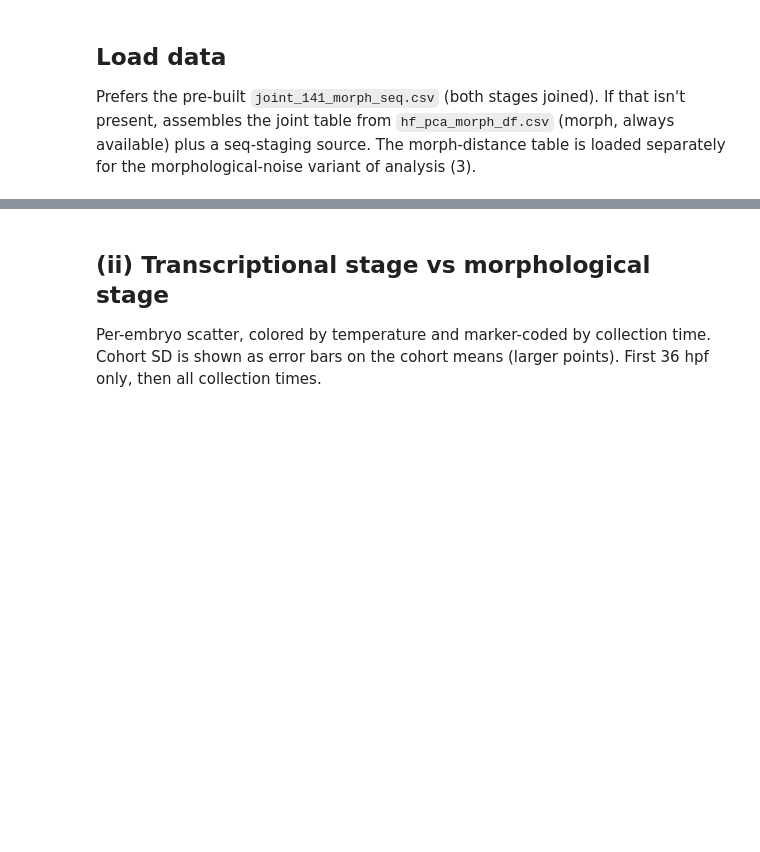
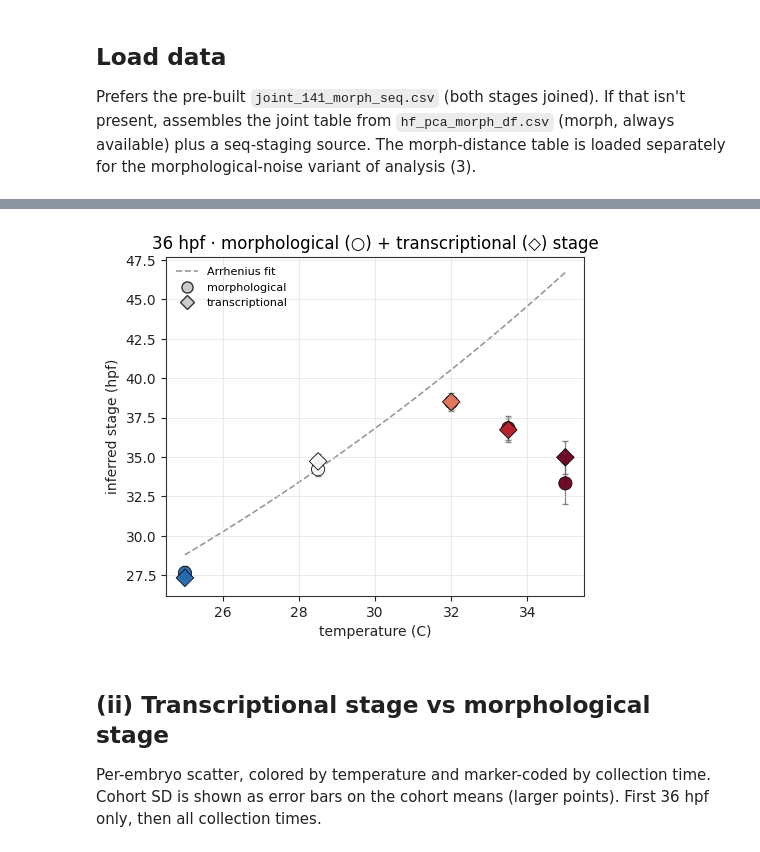
Before and after one commit to Marazzano/morphseq, a Jupyter notebook: results/nlammers/20260805/hotfish_stage_figures.ipynb, the cells around one changed output, grey strips where cells are left out. Saved outputs shown, nothing was run; the diff lists cells and outputs as text; code cells hidden in the pictures; blank space fills up the shorter version.

```diff
--- a/results/nlammers/20260805/hotfish_stage_figures.ipynb
+++ b/results/nlammers/20260805/hotfish_stage_figures.ipynb
@@ -134,20 +183,35 @@ plt.show()
 # %%
-# --- step 3: overlay transcriptional stage ---
+# --- step 3: overlay transcriptional stage (○ morph, ◇ transcription) ---
 if HAS_SEQ:
     fig, ax = plt.subplots(figsize=(5.4, 4.4))
-    _stage_vs_temp(ax, summ36, hs.MORPH_STAGE_COL, STEP2_TEMPS, label='inferred stage (hpf)')
+    _stage_vs_temp(ax, summ36, hs.MORPH_STAGE_COL, STEP2_TEMPS, ARR_MORPH,
+                   label='inferred stage (hpf)')
     d = summ36.loc[summ36['temperature'].isin(STEP2_TEMPS)].sort_values('temperature')
     mean_c, se_c = f'{hs.SEQ_STAGE_COL}_mean', f'{hs.SEQ_STAGE_COL}_mean_boot_se'
-    ax.errorbar(d['temperature'], d[mean_c], yerr=d[se_c], fmt='none',
+    seq_mean = d[mean_c] - SEQ_OFFSET   # standardized to the 28.5C control
+    ax.errorbar(d['temperature'], seq_mean, yerr=d[se_c], fmt='none',
                 ecolor='#666666', elinewidth=0.9, capsize=2.5, alpha=0.8, zorder=1)
-    ax.scatter(d['temperature'], d[mean_c], marker='D', s=70, facecolor='none',
-               edgecolor='black', linewidth=1.2, zorder=3, label='transcriptional (open ◇)')
-    ax.set_title('36 hpf · morphological (△ filled) + transcriptional (◇ open) stage')
-    ax.legend(frameon=False, fontsize=8)
+    # transcriptional markers keep the temperature color; only the SYMBOL differs
+    hs.temperature_scatter_fixed_marker(ax, d['temperature'], seq_mean,
+                                        d['temperature'], marker=SEQ_MARKER, s=80,
+                                        facecolor_alpha=0.55, zorder=3)
+    ax.set_title('36 hpf · morphological (○) + transcriptional (◇) stage')
+    # legend: dashed Arrhenius line + a neutral symbol key
+    line_handles, _ = ax.get_legend_handles_labels()
+    from matplotlib.lines import Line2D
+    sym_handles = [
+        Line2D([0], [0], marker=MORPH_MARKER, linestyle='none', markerfacecolor='#cccccc',
+               markeredgecolor='#333333', markersize=8, label='morphological'),
+        Line2D([0], [0], marker=SEQ_MARKER, linestyle='none', markerfacecolor='#cccccc',
+               markeredgecolor='#333333', markersize=7, label='transcriptional'),
+    ]
+    ax.legend(handles=line_handles + sym_handles, frameon=False, fontsize=8, loc='best')
     hs.savefig(fig, '01i_c_stage_vs_temp_morph_and_seq')
     plt.show()
 else:
     print('transcriptional stage unavailable — skipping step 3.')
+# %% [output]
+[figure, added]
 # %% [markdown]
 ## (ii) Transcriptional stage vs morphological stage
 
```
Also changed, not shown: parts of 9 cells of this notebook, 26 other files.
